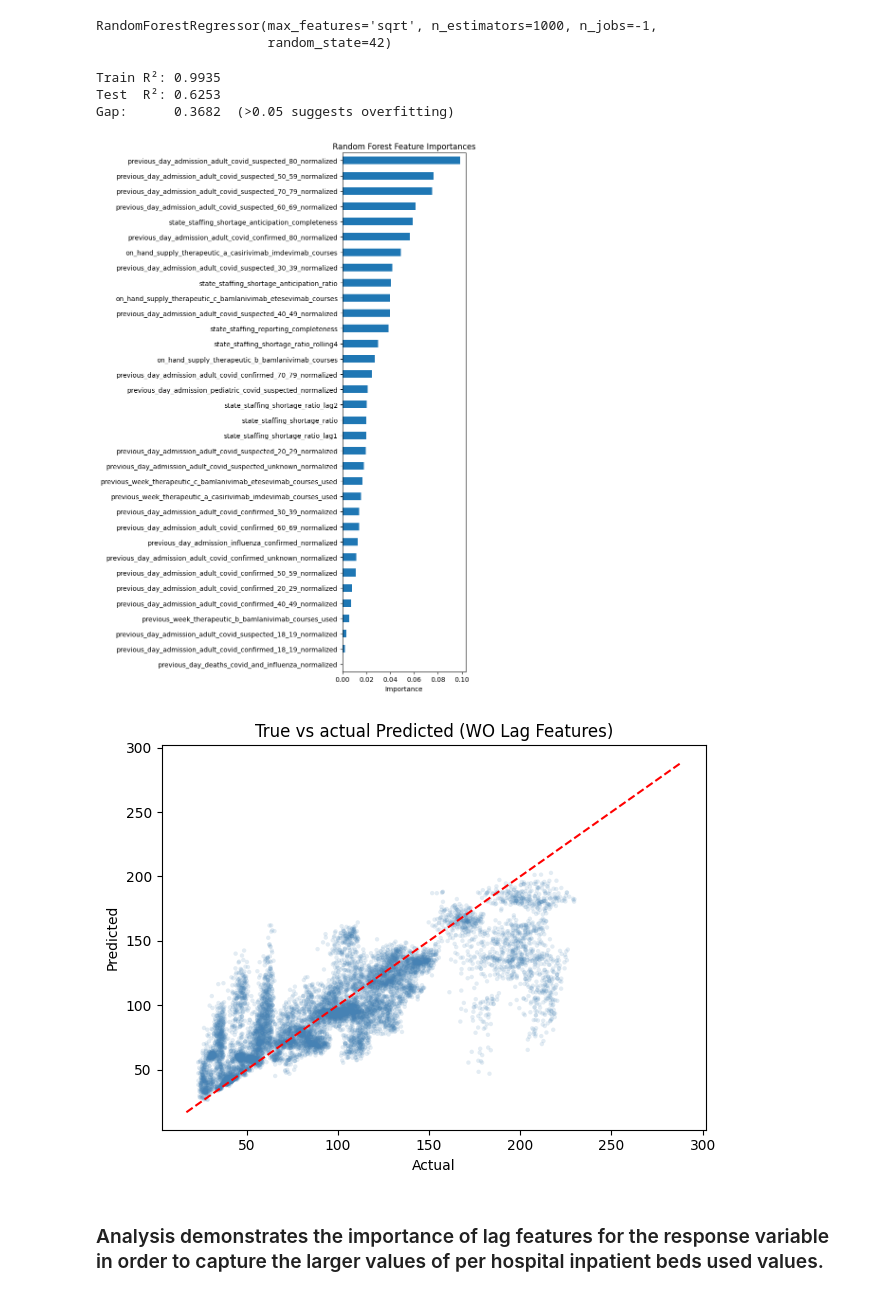
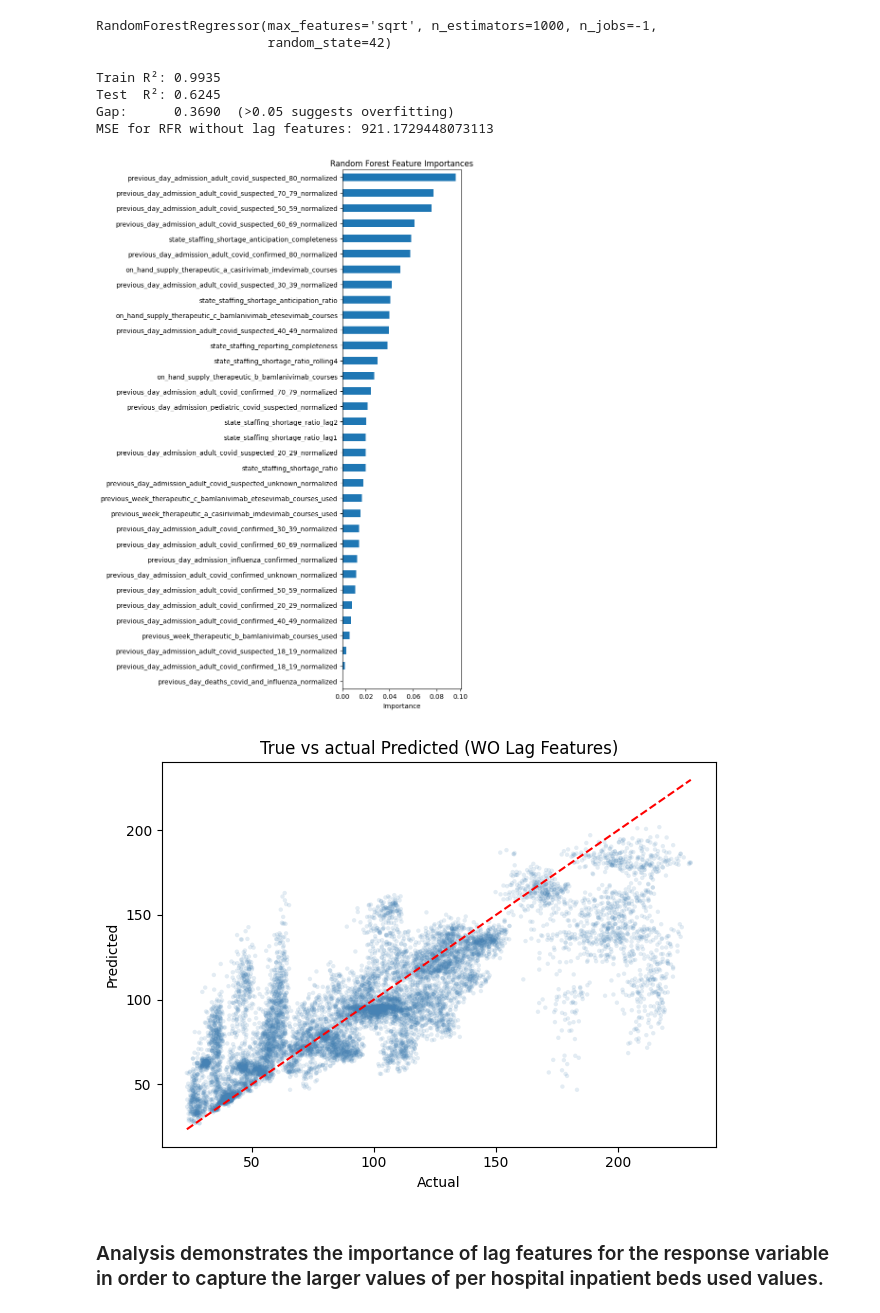
Before and after one commit to dsagher/CSE_881_Final_Project, a Jupyter notebook: combined_notebook.ipynb, the cells around one changed output. Cells and saved outputs as stored; diff of their text form; code cells hidden in the pictures.

```diff
--- a/combined_notebook.ipynb
+++ b/combined_notebook.ipynb
@@ -371,7 +377,7 @@ from sklearn.metrics import r2_score
 df = pd.read_csv('data/clean/final_featuresv2.csv')
 
 exclude_cols = [
-    'state', "hospital_inpatient_beds", "coverage_per_state",
+    "hospital_inpatient_beds", "coverage_per_state",
     #lots of missing values for pediatric admission attributes
     'previous_day_admission_pediatric_covid_confirmed_12_17_normalized',
     'previous_day_admission_pediatric_covid_confirmed_5_11_normalized',
@@ -420,8 +426,11 @@ cutoff_date = df["date"].quantile(0.8)
 train = df[df["date"] <= cutoff_date]
 test = df[df["date"] > cutoff_date]
 
-X_train = train.drop(columns = ["hospital_inpatient_beds_used", "date"])
-y_train = train["hospital_inpatient_beds_used"]
+train_sorted = train.sort_values(["date"]).copy()
+test_sorted = test.sort_values(["date"]).copy()
 
-X_test = test.drop(columns = ["hospital_inpatient_beds_used", "date"])
-y_test = test["hospital_inpatient_beds_used"]
+X_train = train_sorted.drop(columns = ["hospital_inpatient_beds_used", "date", "state"]).copy()
+y_train = train_sorted["hospital_inpatient_beds_used"]
+
+X_test = test_sorted.drop(columns = ["hospital_inpatient_beds_used", "date", "state"]).copy()
+y_test = test_sorted["hospital_inpatient_beds_used"]
@@ -428,8 +453,8 @@ y_test = test["hospital_inpatient_beds_used"]
 # %% [markdown]
 ### WITHOUT LAG FEATURES
 # %%
-X_train_wo_lag = train.drop(columns = ["hospital_inpatient_beds_used", "date", "beds_used_lag1", "beds_used_lag2", "beds_used_rolling4"])
-X_test_wo_lag = test.drop(columns = ["hospital_inpatient_beds_used", "date", "beds_used_lag1", "beds_used_lag2", "beds_used_rolling4"])
+X_train_wo_lag = train_sorted.drop(columns = ["hospital_inpatient_beds_used", "date", "state", "beds_used_lag1", "beds_used_lag2", "beds_used_rolling4"])
+X_test_wo_lag = test_sorted.drop(columns = ["hospital_inpatient_beds_used", "date", "state", "beds_used_lag1", "beds_used_lag2", "beds_used_rolling4"])
 # %%
 rfr_wolag = RandomForestRegressor(n_estimators= 1000, random_state=SEED, max_features= "sqrt", n_jobs= -1)
 
@@ -440,14 +465,19 @@ RandomForestRegressor(max_features='sqrt', n_estimators=1000, n_jobs=-1,
 # %%
 r2_train = r2_score(y_train, rfr_wolag.predict(X_train_wo_lag))
 r2_test  = r2_score(y_test,  rfr_wolag.predict(X_test_wo_lag))
+rfr_wolag_pred = rfr_wolag.predict(X_test_wo_lag)
 
 print(f"Train R²: {r2_train:.4f}")
 print(f"Test  R²: {r2_test:.4f}")
 print(f"Gap:      {r2_train - r2_test:.4f}  (>0.05 suggests overfitting)")
+print(f"MSE for RFR without lag features: {mse(y_test, rfr_wolag_pred)}")
+
+mse_tracker["RFR_wolag"] = mse(y_test, rfr_wolag_pred)
 # %% [output]
 Train R²: 0.9935
-Test  R²: 0.6253
-Gap:      0.3682  (>0.05 suggests overfitting)
+Test  R²: 0.6245
+Gap:      0.3690  (>0.05 suggests overfitting)
+MSE for RFR without lag features: 921.1729448073113
 # %%
 importances = pd.Series(rfr_wolag.feature_importances_, index=X_train_wo_lag.columns)
 importances = importances.sort_values(ascending=True)
@@ -459,23 +489,23 @@ ax.set_xlabel('Importance')
 plt.tight_layout()
 plt.show()
 # %% [output]
-[figure, old version]
+[figure, new version]
 # %%
 predictions = rfr_wolag.predict(X_test_wo_lag)
 plt.scatter(y_test, predictions, alpha=0.15, s=10, color='steelblue', edgecolors='none')
 
-lo = min(y.min(), predictions.min())
-hi = max(y.max(), predictions.max())
+lo = min(y_test.min(), predictions.min())
+hi = max(y_test.max(), predictions.max())
 plt.plot([lo, hi], [lo, hi], 'r--', linewidth=1.5)
 
 plt.title("True vs actual Predicted (WO Lag Features)")
 plt.xlabel('Actual')
 plt.ylabel('Predicted')
 
 plt.tight_layout()
 plt.show()
 # %% [output]
-[figure, old version]
+[figure, new version]
 # %% [markdown]
 ### Analysis demonstrates the importance of lag features for the response variable in order to capture the larger values of per hospital inpatient beds used values.
 # %% [markdown]
```
Also changed, not shown: parts of 23 cells of this notebook.
